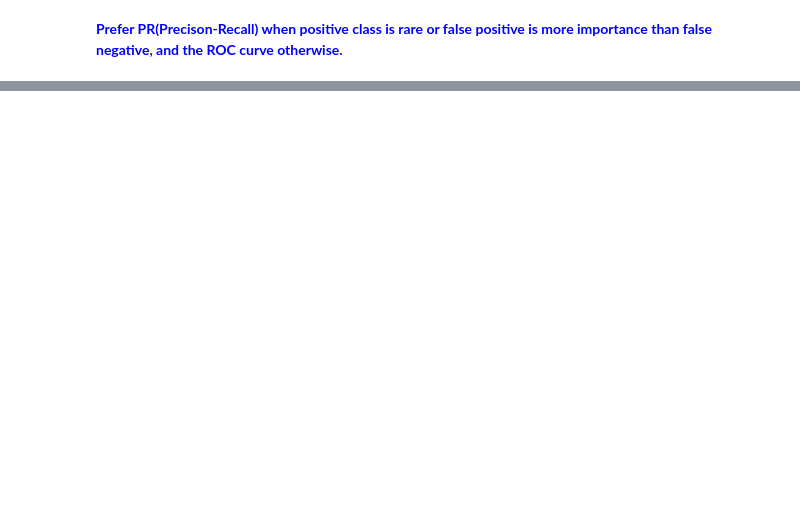
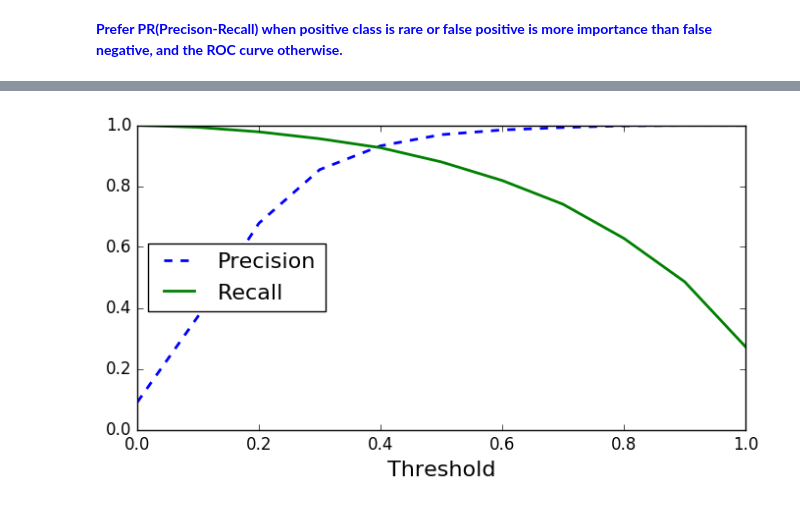
Before and after one commit to amitanalyste/machine-learning-master, a Jupyter notebook: Classification.ipynb, the cells around one changed output, grey strips where cells are left out. Cells and saved outputs as stored; diff of their text form; code cells hidden in the pictures; blank space fills up the shorter version.

```diff
--- a/Classification.ipynb
+++ b/Classification.ipynb
@@ -339,0 +369,8 @@ plt.show()
+# %%
+plt.figure(figsize=(8, 4))
+plot_precision_recall_vs_threshold(precisions, recalls, thresholds)
+plt.xlim([0, 1])
+
+plt.show()
+# %% [output]
+[figure, added]
```
Also changed, not shown: parts of 5 cells of this notebook.
